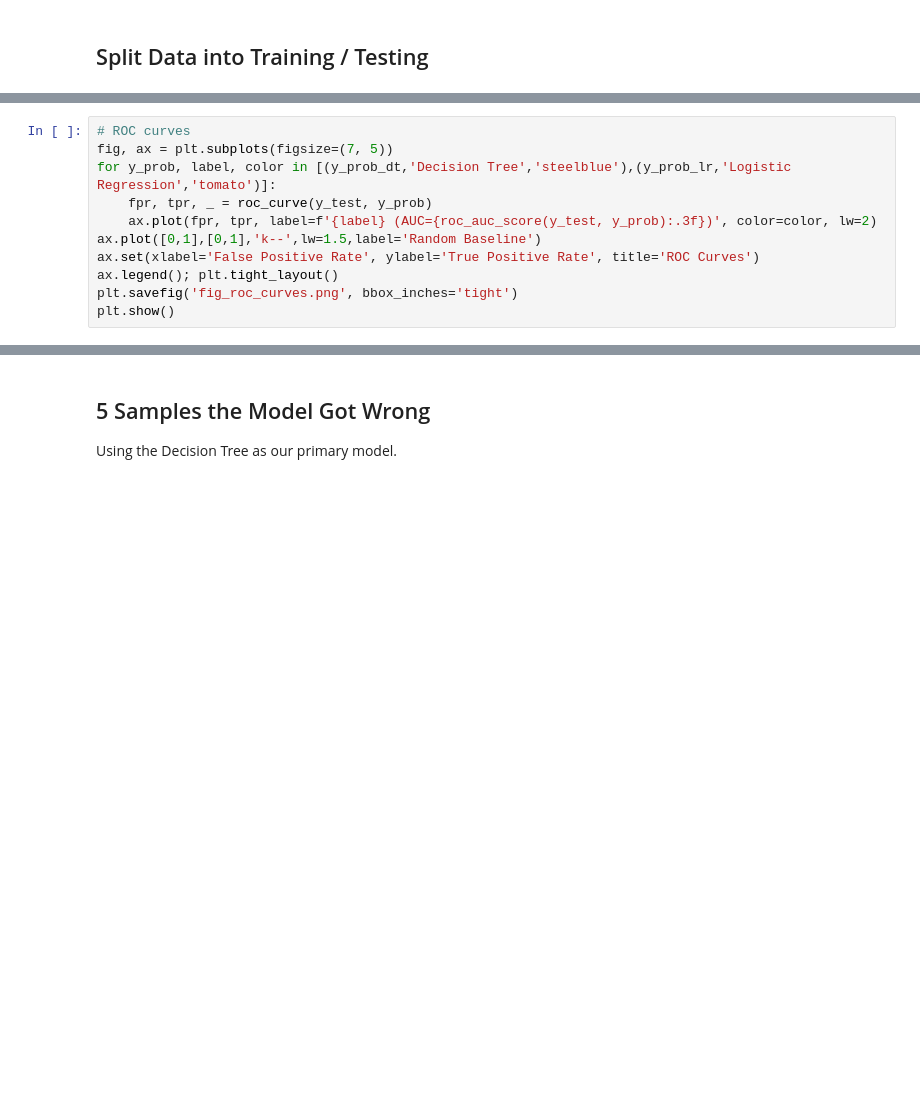
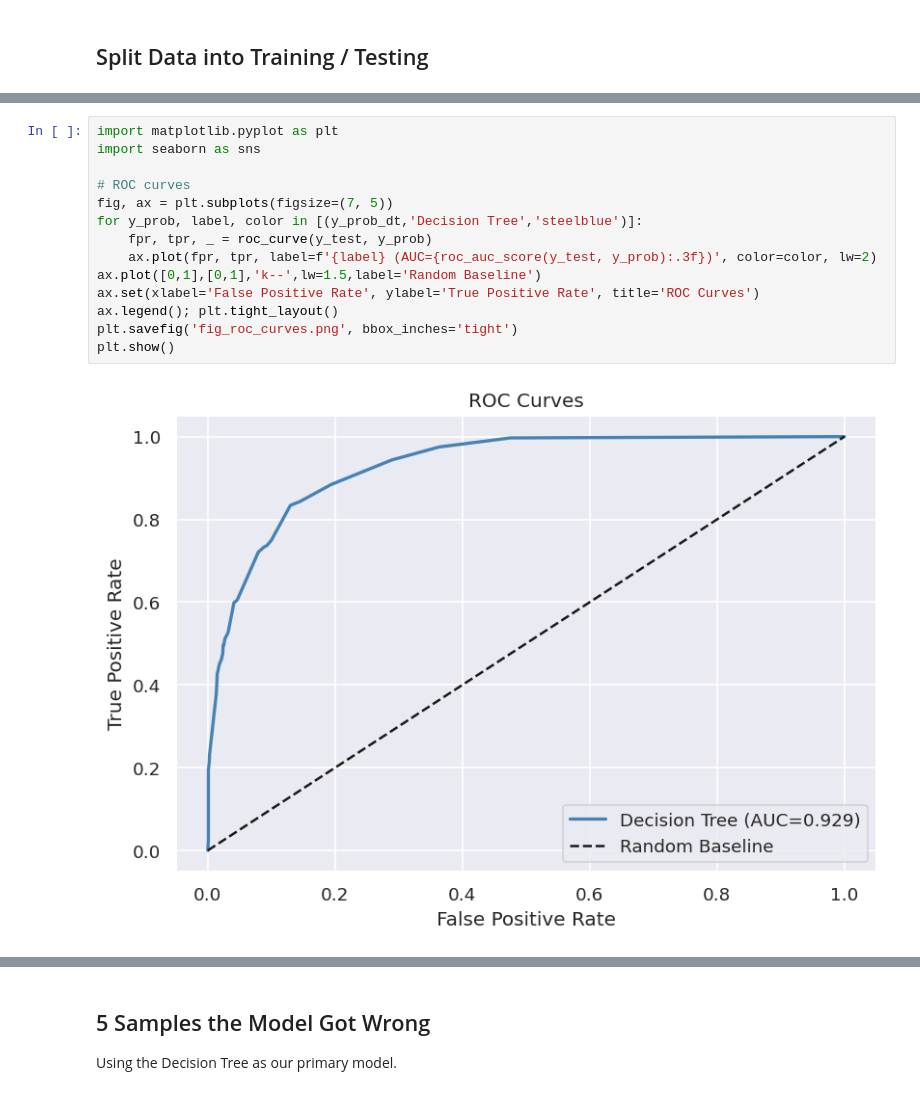
Before and after one commit to mistahanish/inst462module, a Jupyter notebook: medium6/medium6.ipynb, the cells around one changed output, grey strips where cells are left out. Saved outputs shown, nothing was run; the diff lists cells and outputs as text; blank space fills up the shorter version.

```diff
--- a/medium6/medium6.ipynb
+++ b/medium6/medium6.ipynb
@@ -276,14 +258,19 @@ plt.show()
 # %%
+import matplotlib.pyplot as plt
+import seaborn as sns
+
 # ROC curves
 fig, ax = plt.subplots(figsize=(7, 5))
-for y_prob, label, color in [(y_prob_dt,'Decision Tree','steelblue'),(y_prob_lr,'Logistic Regression','tomato')]:
+for y_prob, label, color in [(y_prob_dt,'Decision Tree','steelblue')]:
     fpr, tpr, _ = roc_curve(y_test, y_prob)
     ax.plot(fpr, tpr, label=f'{label} (AUC={roc_auc_score(y_test, y_prob):.3f})', color=color, lw=2)
 ax.plot([0,1],[0,1],'k--',lw=1.5,label='Random Baseline')
 ax.set(xlabel='False Positive Rate', ylabel='True Positive Rate', title='ROC Curves')
 ax.legend(); plt.tight_layout()
 plt.savefig('fig_roc_curves.png', bbox_inches='tight')
 plt.show()
+# %% [output]
+[figure, added]
 # %%
 # Feature importance (Decision Tree)
 importances = pd.Series(dt.feature_importances_, index=FEATURES).sort_values(ascending=False).head(15)
```
Also changed, not shown: parts of 25 cells of this notebook.
